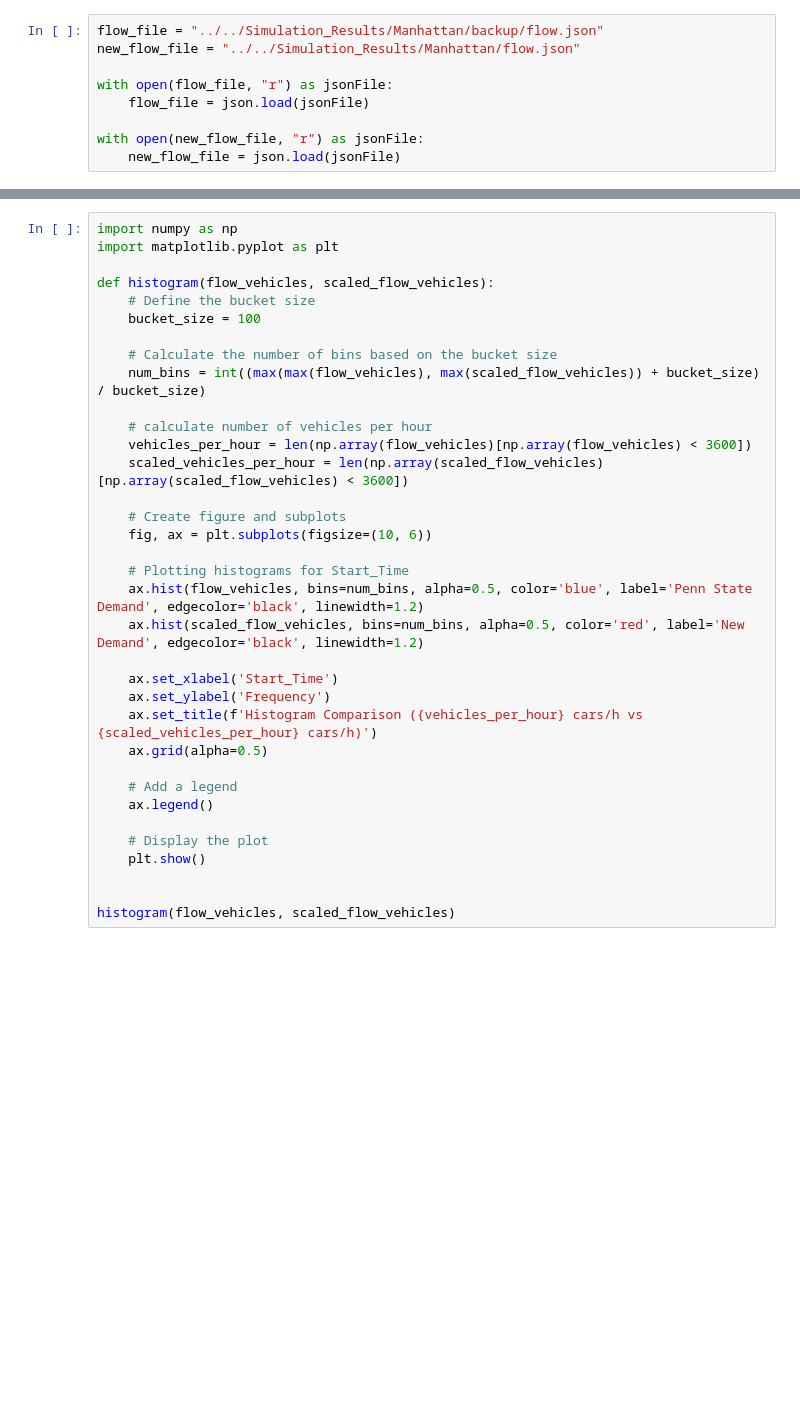
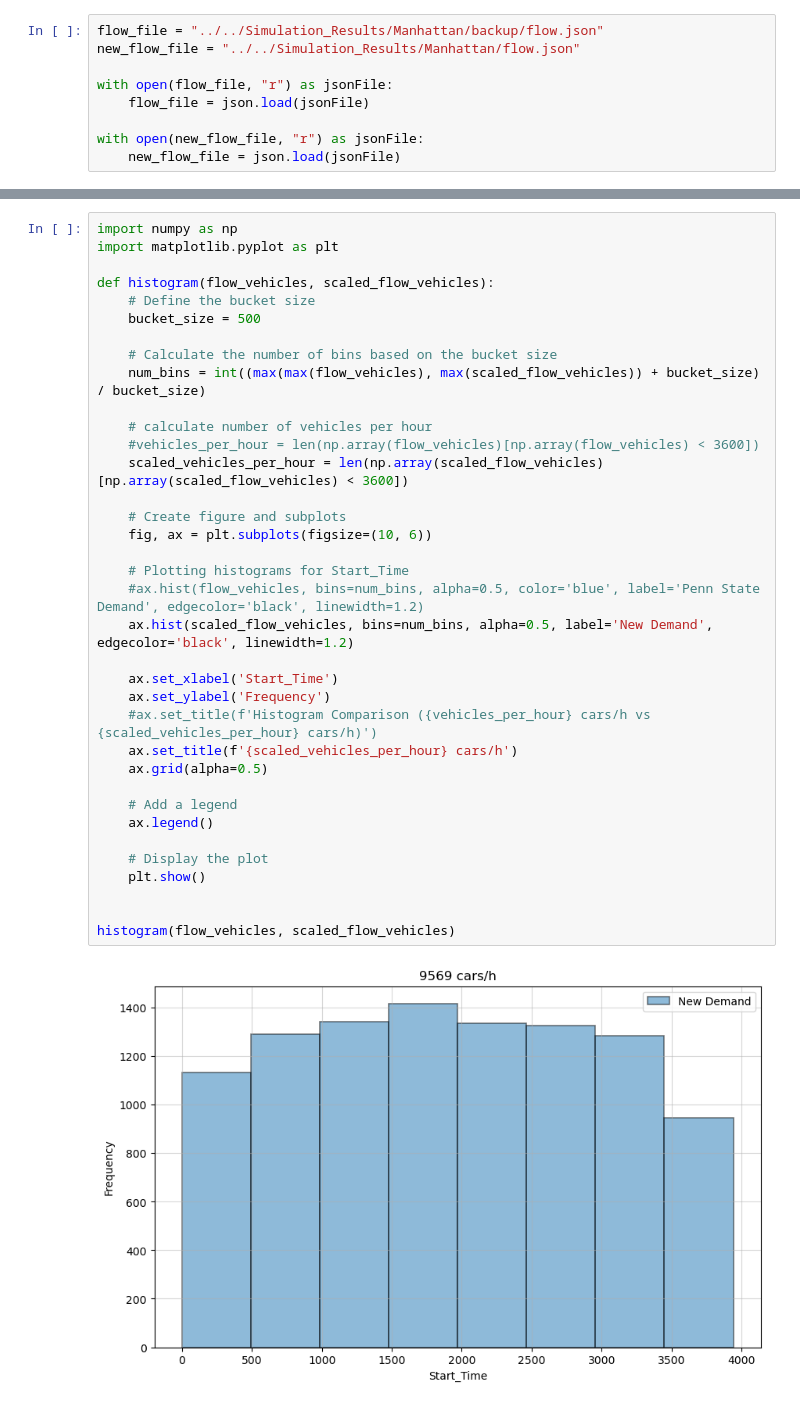
Before and after one commit to vinztu/Do4, a Jupyter notebook: Simulation/simulation_package/generator/Scaling_Flow.ipynb, the cells around one changed output, grey strips where cells are left out. Drawn from its saved outputs; the diff is of its cells as text; blank space fills up the shorter version.

```diff
--- a/Simulation/simulation_package/generator/Scaling_Flow.ipynb
+++ b/Simulation/simulation_package/generator/Scaling_Flow.ipynb
@@ -108,35 +106,38 @@ Last Start Time is 3941
 # %%
 import numpy as np
 import matplotlib.pyplot as plt
 
 def histogram(flow_vehicles, scaled_flow_vehicles):
     # Define the bucket size
-    bucket_size = 100
+    bucket_size = 500
 
     # Calculate the number of bins based on the bucket size
     num_bins = int((max(max(flow_vehicles), max(scaled_flow_vehicles)) + bucket_size) / bucket_size)
 
     # calculate number of vehicles per hour
-    vehicles_per_hour = len(np.array(flow_vehicles)[np.array(flow_vehicles) < 3600])
+    #vehicles_per_hour = len(np.array(flow_vehicles)[np.array(flow_vehicles) < 3600])
     scaled_vehicles_per_hour = len(np.array(scaled_flow_vehicles)[np.array(scaled_flow_vehicles) < 3600])
 
     # Create figure and subplots
     fig, ax = plt.subplots(figsize=(10, 6))
 
     # Plotting histograms for Start_Time
-    ax.hist(flow_vehicles, bins=num_bins, alpha=0.5, color='blue', label='Penn State Demand', edgecolor='black', linewidth=1.2)
-    ax.hist(scaled_flow_vehicles, bins=num_bins, alpha=0.5, color='red', label='New Demand', edgecolor='black', linewidth=1.2)
+    #ax.hist(flow_vehicles, bins=num_bins, alpha=0.5, color='blue', label='Penn State Demand', edgecolor='black', linewidth=1.2)
+    ax.hist(scaled_flow_vehicles, bins=num_bins, alpha=0.5, label='New Demand', edgecolor='black', linewidth=1.2)
 
     ax.set_xlabel('Start_Time')
     ax.set_ylabel('Frequency')
-    ax.set_title(f'Histogram Comparison ({vehicles_per_hour} cars/h vs {scaled_vehicles_per_hour} cars/h)')
+    #ax.set_title(f'Histogram Comparison ({vehicles_per_hour} cars/h vs {scaled_vehicles_per_hour} cars/h)')
+    ax.set_title(f'{scaled_vehicles_per_hour} cars/h')
     ax.grid(alpha=0.5)
 
     # Add a legend
     ax.legend()
 
     # Display the plot
     plt.show()
 
 
 histogram(flow_vehicles, scaled_flow_vehicles)
+# %% [output]
+[figure, added]
```
Also changed, not shown: parts of 2 cells of this notebook, 29 other files.
